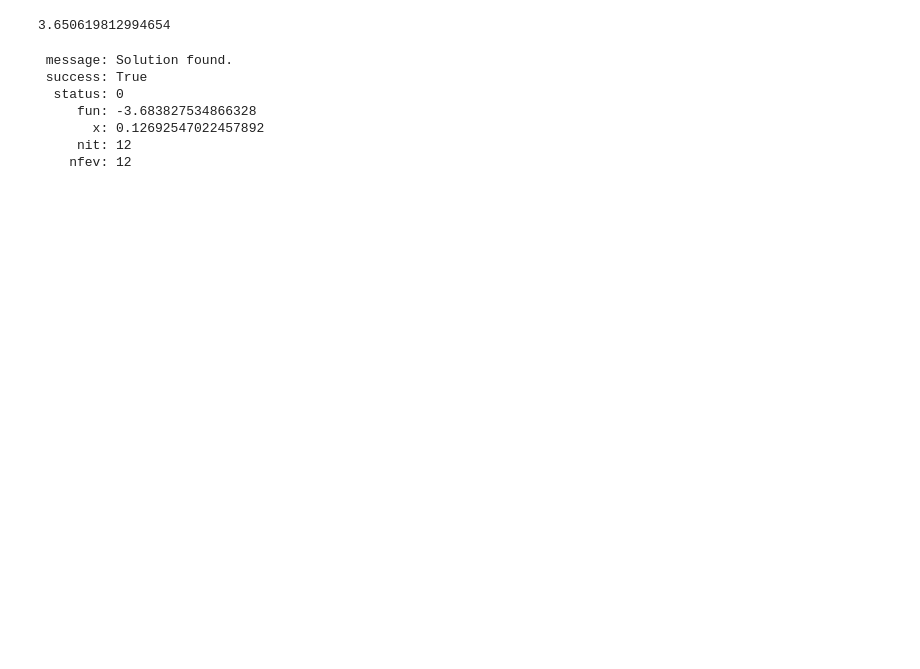
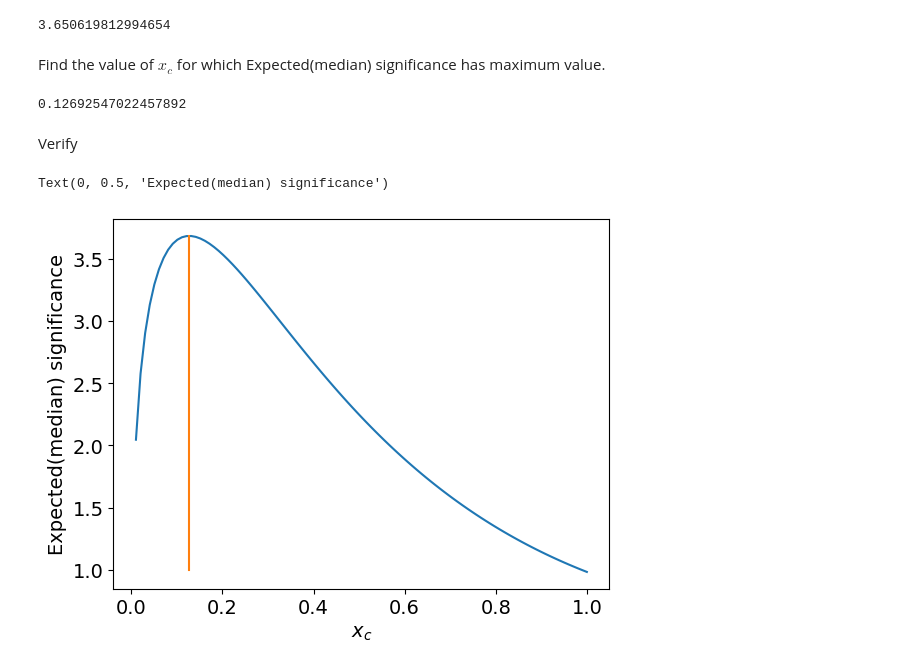
Before and after one commit to Bapi2X22/Statistics_Exercise, a Jupyter notebook: hypTest-main/hypTest.ipynb, the cells around one changed output. Drawn from its saved outputs; the diff is of its cells as text; code cells hidden in the pictures; blank space fills up the shorter version.

```diff
--- a/hypTest-main/hypTest.ipynb
+++ b/hypTest-main/hypTest.ipynb
@@ -165,6 +223,8 @@ def ex_sig_gen(x_c):
     term1 = (s+b)
     term2 = np.log(1+(s/b))
     return np.sqrt(2*((term1*term2)-s))
+# %% [markdown]
+Find the value of $x_c$ for which Expected(median) significance has maximum value.
 # %%
 from scipy.optimize import minimize_scalar
 result = minimize_scalar(
@@ -172,12 +232,18 @@ result = minimize_scalar(
     bounds=(0,1),  # Search range
     method='bounded'
 )
-result
+xc_max = result["x"]
+print(xc_max)
 # %% [output]
- message: Solution found.
- success: True
-  status: 0
-     fun: -3.683827534866328
-       x: 0.12692547022457892
-     nit: 12
-    nfev: 12
+0.12692547022457892
+# %% [markdown]
+Verify
+# %%
+xc = np.linspace(0,1,100)
+plt.plot(xc, ex_sig_gen(xc))
+plt.plot([xc_max,xc_max],[1,ex_sig_gen(xc_max)])
+plt.xlabel(r'$x_c$')
+plt.ylabel("Expected(median) significance")
+# %% [output]
+Text(0, 0.5, 'Expected(median) significance')
+[figure, added]
```
Also changed, not shown: parts of 24 cells of this notebook, 14 other files.
